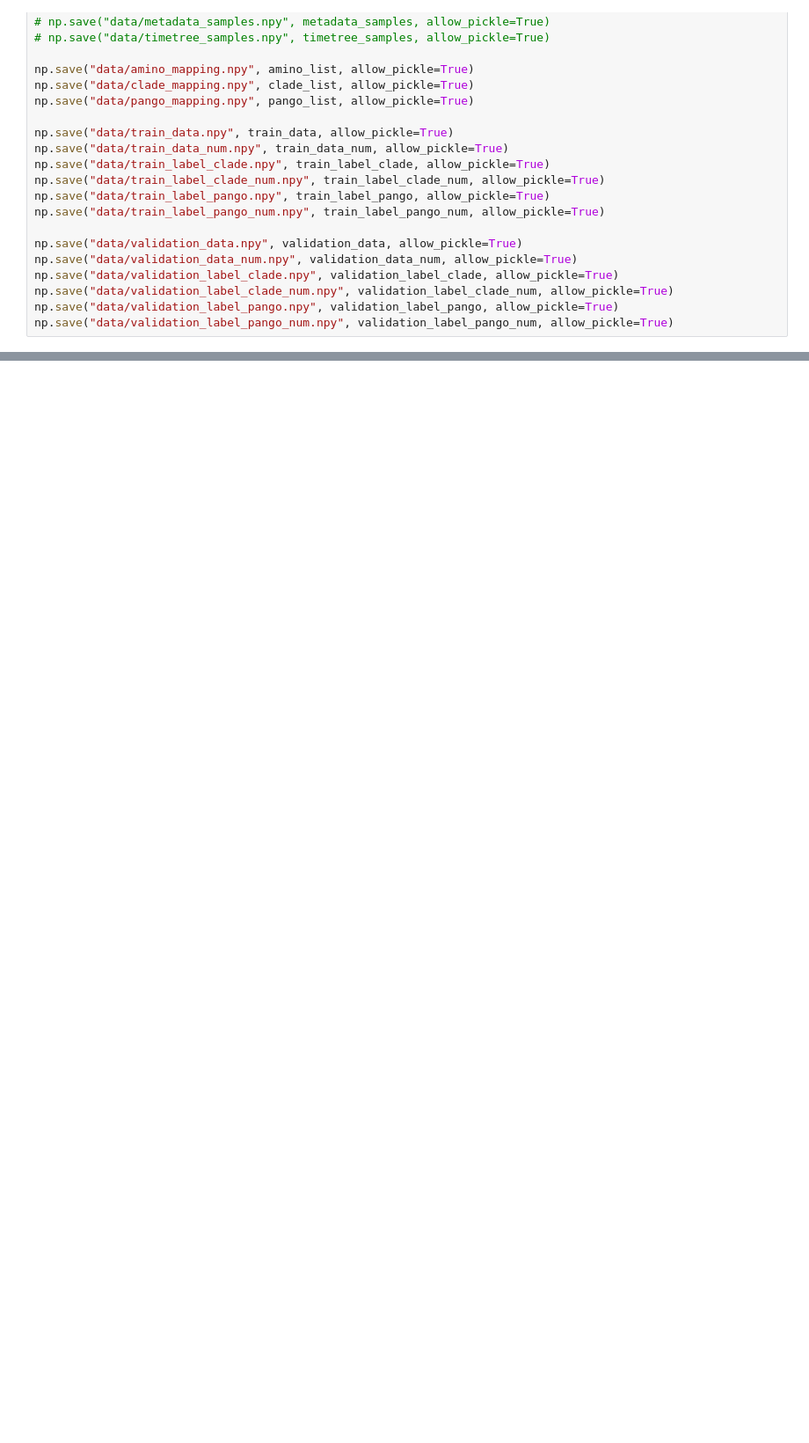
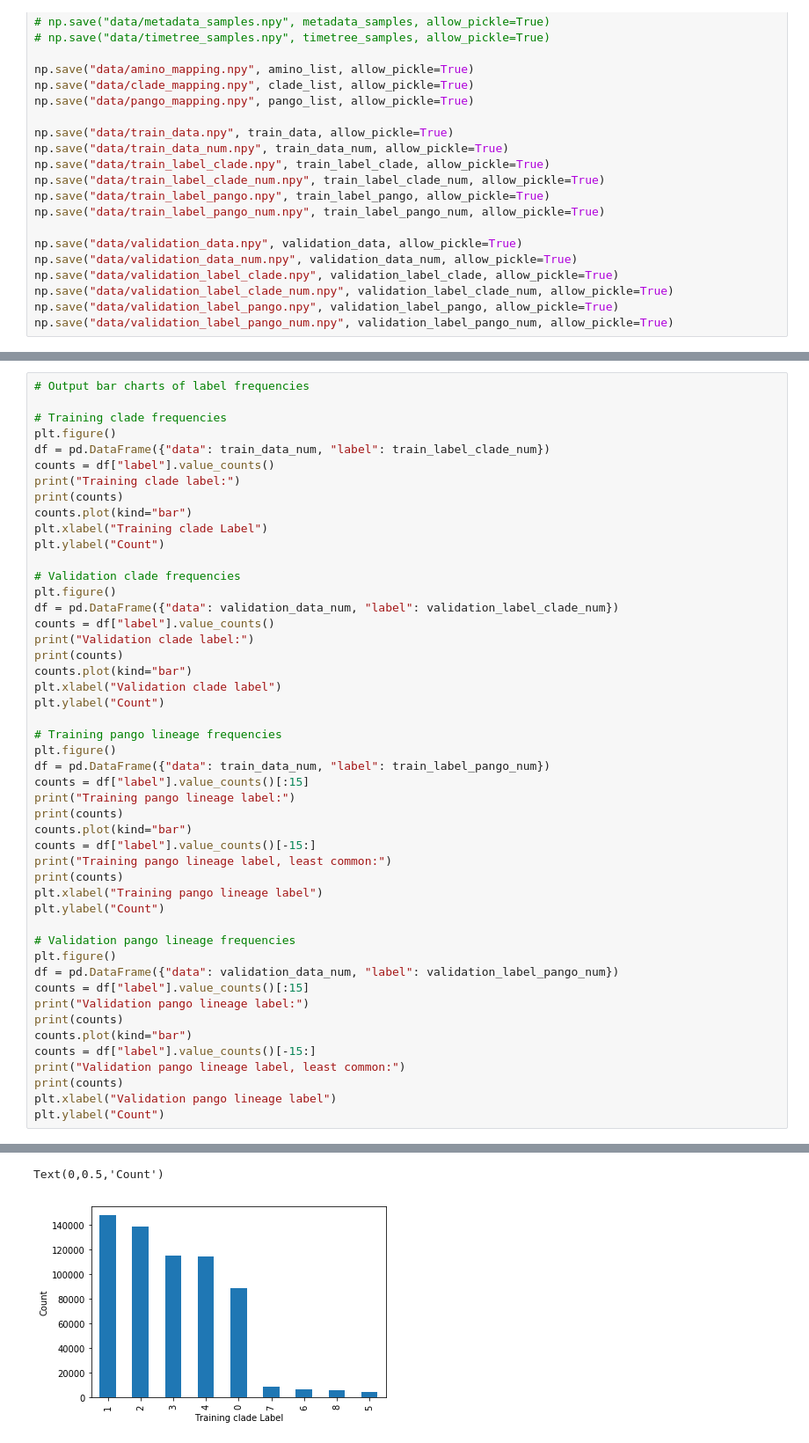
Before and after one commit to jefftan969/CovidNet, a Jupyter notebook: data_preprocess.ipynb, the cells around one changed output, grey strips where cells are left out. Shown at 88% size. Drawn from its saved outputs; the diff is of its cells as text; blank space fills up the shorter version.

```diff
--- a/data_preprocess.ipynb
+++ b/data_preprocess.ipynb
@@ -418,0 +456,49 @@ np.save("data/validation_label_pango_num.npy", validation_label_pango_num, allow
+# %%
+# Output bar charts of label frequencies
+
+# Training clade frequencies
+plt.figure()
+df = pd.DataFrame({"data": train_data_num, "label": train_label_clade_num})
+counts = df["label"].value_counts()
+print("Training clade label:")
+print(counts)
+counts.plot(kind="bar")
+plt.xlabel("Training clade Label")
+plt.ylabel("Count")
+
+# Validation clade frequencies
+plt.figure()
+df = pd.DataFrame({"data": validation_data_num, "label": validation_label_clade_num})
+counts = df["label"].value_counts()
+print("Validation clade label:")
+print(counts)
+counts.plot(kind="bar")
+plt.xlabel("Validation clade label")
+plt.ylabel("Count")
+
+# Training pango lineage frequencies
+plt.figure()
+df = pd.DataFrame({"data": train_data_num, "label": train_label_pango_num})
+counts = df["label"].value_counts()[:15]
+print("Training pango lineage label:")
+print(counts)
+counts.plot(kind="bar")
+counts = df["label"].value_counts()[-15:]
+print("Training pango lineage label, least common:")
+print(counts)
+plt.xlabel("Training pango lineage label")
+plt.ylabel("Count")
+
+# Validation pango lineage frequencies
+plt.figure()
+df = pd.DataFrame({"data": validation_data_num, "label": validation_label_pango_num})
+counts = df["label"].value_counts()[:15]
+print("Validation pango lineage label:")
+print(counts)
+counts.plot(kind="bar")
+counts = df["label"].value_counts()[-15:]
+print("Validation pango lineage label, least common:")
+print(counts)
+plt.xlabel("Validation pango lineage label")
+plt.ylabel("Count")
+# %% [output]
@@ -418,0 +522,2 @@ np.save("data/validation_label_pango_num.npy", validation_label_pango_num, allow
+Text(0,0.5,'Count')
+[figure, added]
```
Also changed, not shown: parts of 3 cells of this notebook, 2 other files.
